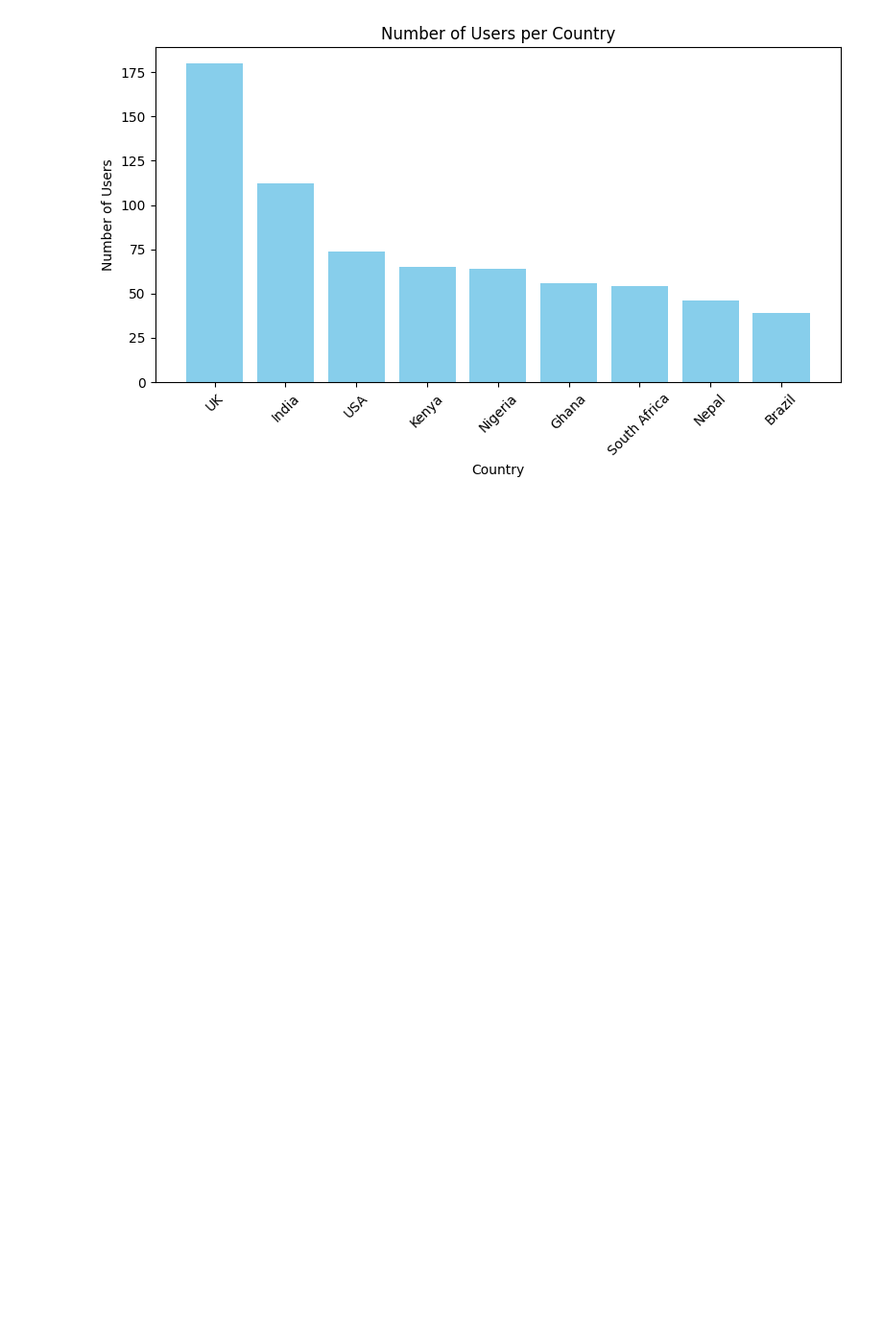
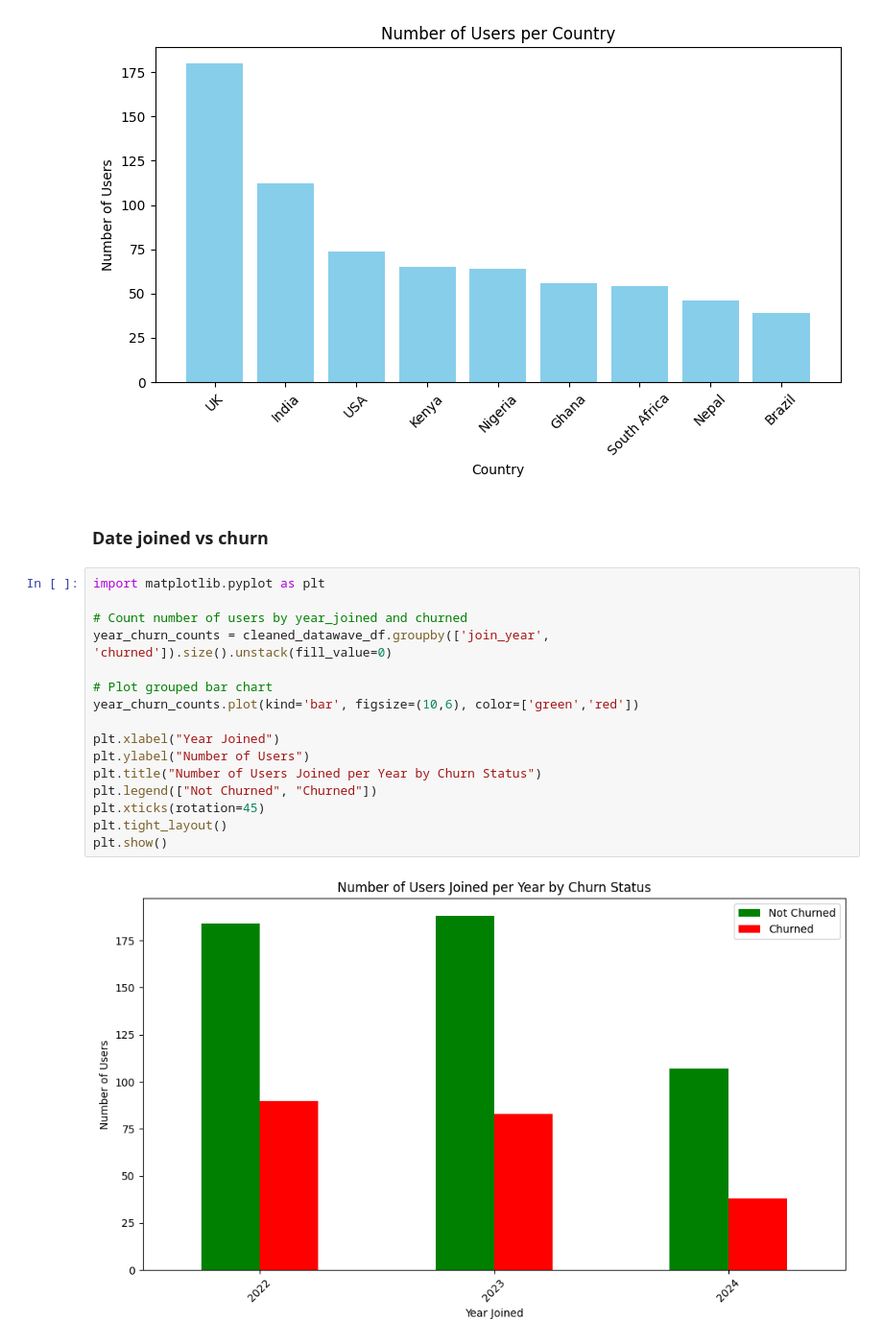
Before and after one commit to ice-alt/PortfolioProjects, a Jupyter notebook: DataWave Music/DataWave_Music_Analysis.ipynb, the cells around one changed output. Shown at 96% size. Saved outputs shown, nothing was run; the diff lists cells and outputs as text; blank space fills up the shorter version.

```diff
--- a/DataWave Music/DataWave_Music_Analysis.ipynb
+++ b/DataWave Music/DataWave_Music_Analysis.ipynb
@@ -1050,3 +1050,23 @@ plt.tight_layout()
 plt.show()
 # %% [output]
 [figure]
+# %% [markdown]
+### Date joined vs churn
+# %%
+import matplotlib.pyplot as plt
+
+# Count number of users by year_joined and churned
+year_churn_counts = cleaned_datawave_df.groupby(['join_year', 'churned']).size().unstack(fill_value=0)
+
+# Plot grouped bar chart
+year_churn_counts.plot(kind='bar', figsize=(10,6), color=['green','red'])
+
+plt.xlabel("Year Joined")
+plt.ylabel("Number of Users")
+plt.title("Number of Users Joined per Year by Churn Status")
+plt.legend(["Not Churned", "Churned"])
+plt.xticks(rotation=45)
+plt.tight_layout()
+plt.show()
+# %% [output]
+[figure, added]
```
Also changed, not shown: parts of 20 cells of this notebook.
